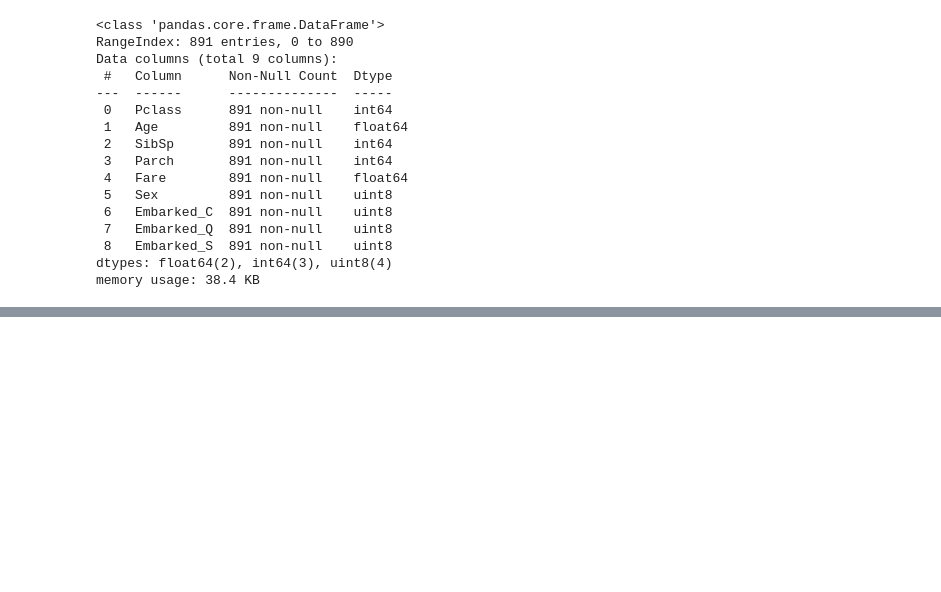
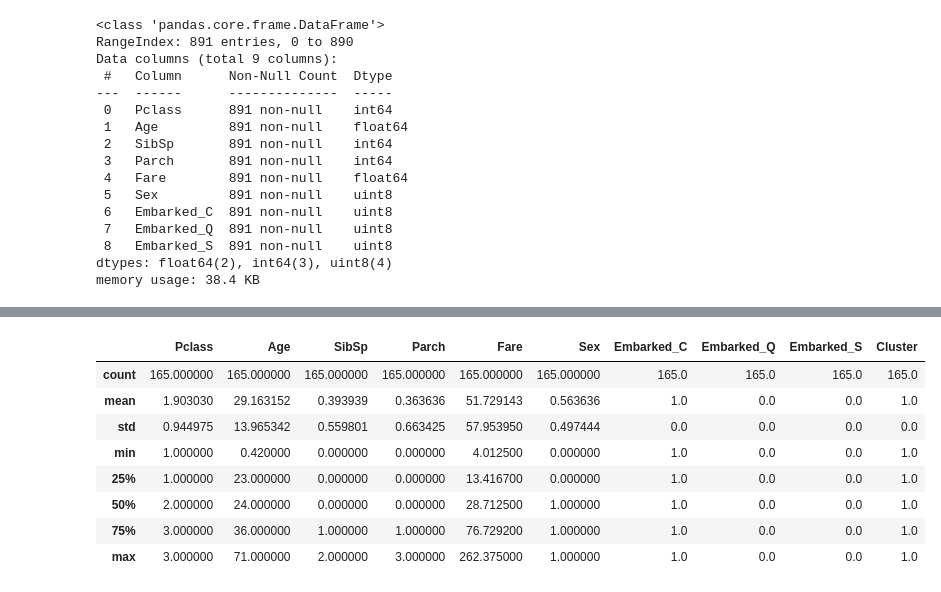
Before and after one commit to Ruslansmu/ML_Lab3, a Jupyter notebook: Lab3.ipynb, the cells around one changed output, grey strips where cells are left out. Cells and saved outputs as stored; diff of their text form; code cells hidden in the pictures; blank space fills up the shorter version.

```diff
--- a/Lab3.ipynb
+++ b/Lab3.ipynb
@@ -407,0 +440,12 @@ memory usage: 38.4 KB
+# %%
+df_train[df_train['Cluster'] == 1].describe()
+# %% [output]
+|  | Pclass | Age | SibSp | Parch | Fare | Sex | Embarked_C | Embarked_Q | Embarked_S | Cluster |
+| count | 165.000000 | 165.000000 | 165.000000 | 165.000000 | 165.000000 | 165.000000 | 165.0 | 165.0 | 165.0 | 165.0 |
+| mean | 1.903030 | 29.163152 | 0.393939 | 0.363636 | 51.729143 | 0.563636 | 1.0 | 0.0 | 0.0 | 1.0 |
+| std | 0.944975 | 13.965342 | 0.559801 | 0.663425 | 57.953950 | 0.497444 | 0.0 | 0.0 | 0.0 | 0.0 |
+| min | 1.000000 | 0.420000 | 0.000000 | 0.000000 | 4.012500 | 0.000000 | 1.0 | 0.0 | 0.0 | 1.0 |
+| 25% | 1.000000 | 23.000000 | 0.000000 | 0.000000 | 13.416700 | 0.000000 | 1.0 | 0.0 | 0.0 | 1.0 |
+| 50% | 2.000000 | 24.000000 | 0.000000 | 0.000000 | 28.712500 | 1.000000 | 1.0 | 0.0 | 0.0 | 1.0 |
+| 75% | 3.000000 | 36.000000 | 1.000000 | 1.000000 | 76.729200 | 1.000000 | 1.0 | 0.0 | 0.0 | 1.0 |
+| max | 3.000000 | 71.000000 | 2.000000 | 3.000000 | 262.375000 | 1.000000 | 1.0 | 0.0 | 0.0 | 1.0 |
```
Also changed, not shown: parts of 11 cells of this notebook, 1 other file.
